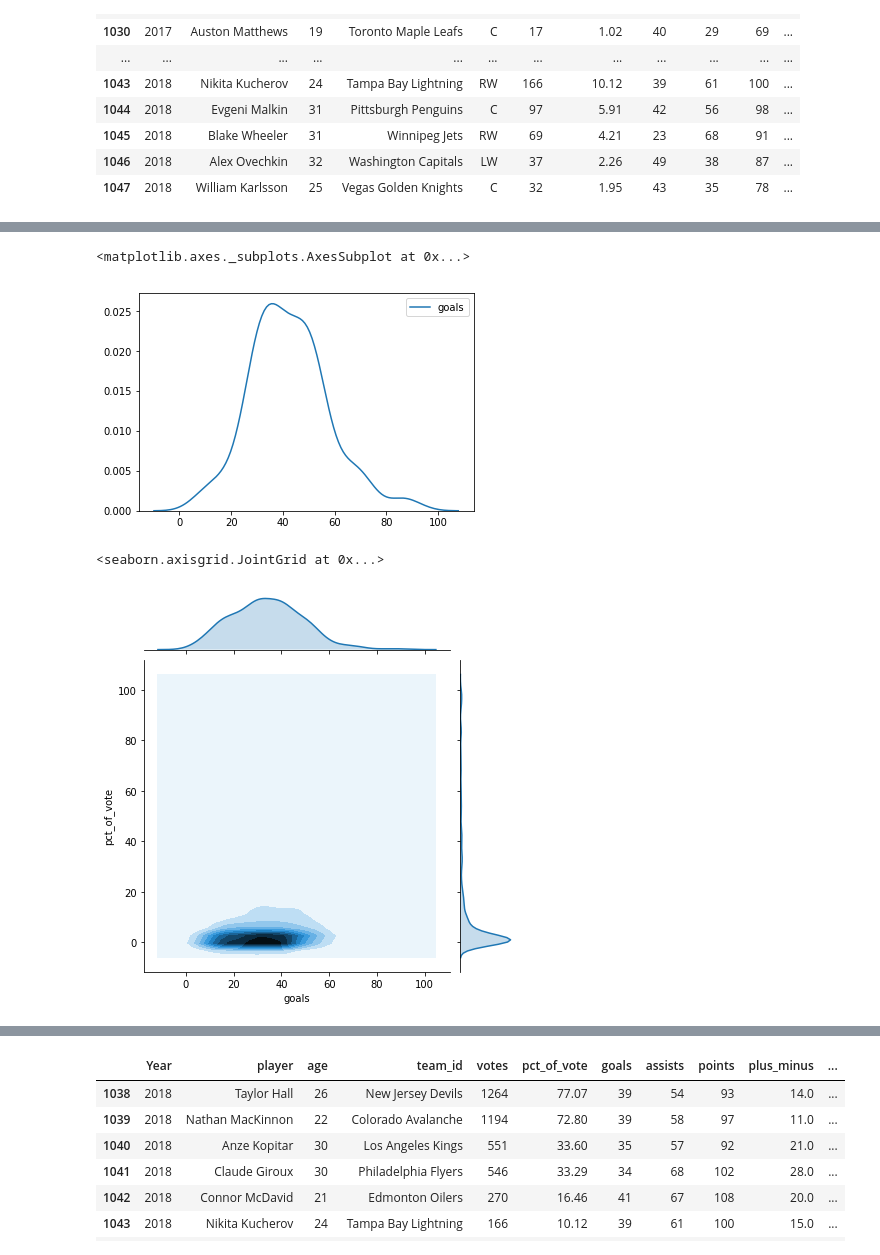
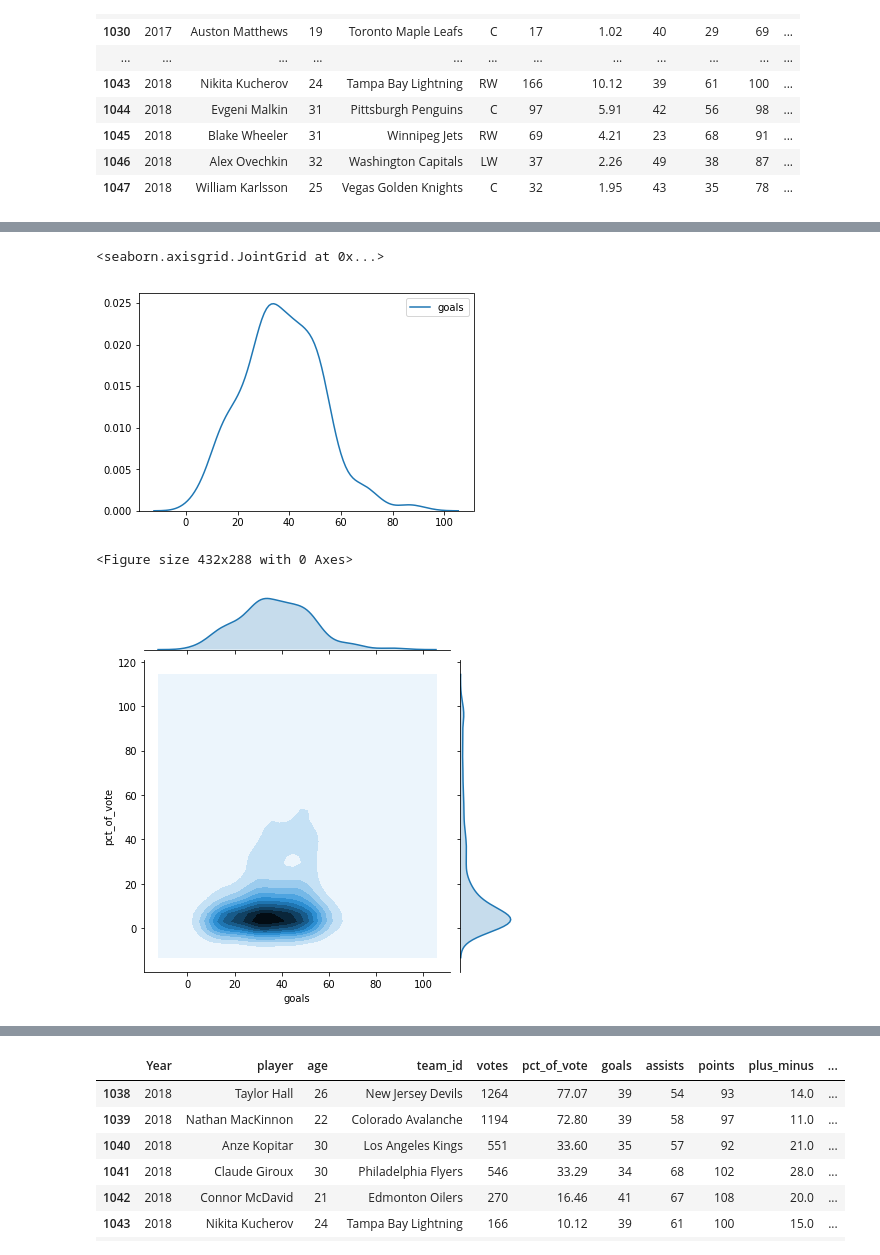
Before and after one commit to dbz10/NHL-Player-Awards, a Jupyter notebook: NHL MVP prediction.ipynb, the cells around one changed output, grey strips where cells are left out. Cells and saved outputs as stored; diff of their text form; code cells hidden in the pictures.

```diff
--- a/NHL MVP prediction.ipynb
+++ b/NHL MVP prediction.ipynb
@@ -163,14 +181,14 @@ full_data['pct_of_vote'].plot.hist()
 [figure]
-# %%
-sns.kdeplot(skaters['goals'])
-# %% [output]
-<matplotlib.axes._subplots.AxesSubplot at 0x...>
-[figure, removed]
 # %%
+fig = plt.figure()
+sns.kdeplot(skaters['goals'])
+fig = plt.figure()
 sns.jointplot(x='goals',y='pct_of_vote',data = skaters, kind='kde', gridsize=40)
 # %% [output]
 <seaborn.axisgrid.JointGrid at 0x...>
-[figure, old version]
+[figure, new version]
+<Figure size 432x288 with 0 Axes>
+[figure, added]
 # %%
 # examining some skater data
 sns.pairplot(skaters[['plus_minus','pct_of_vote','age','goals', 'assists','ps']])
```
Also changed, not shown: parts of 17 cells of this notebook.
